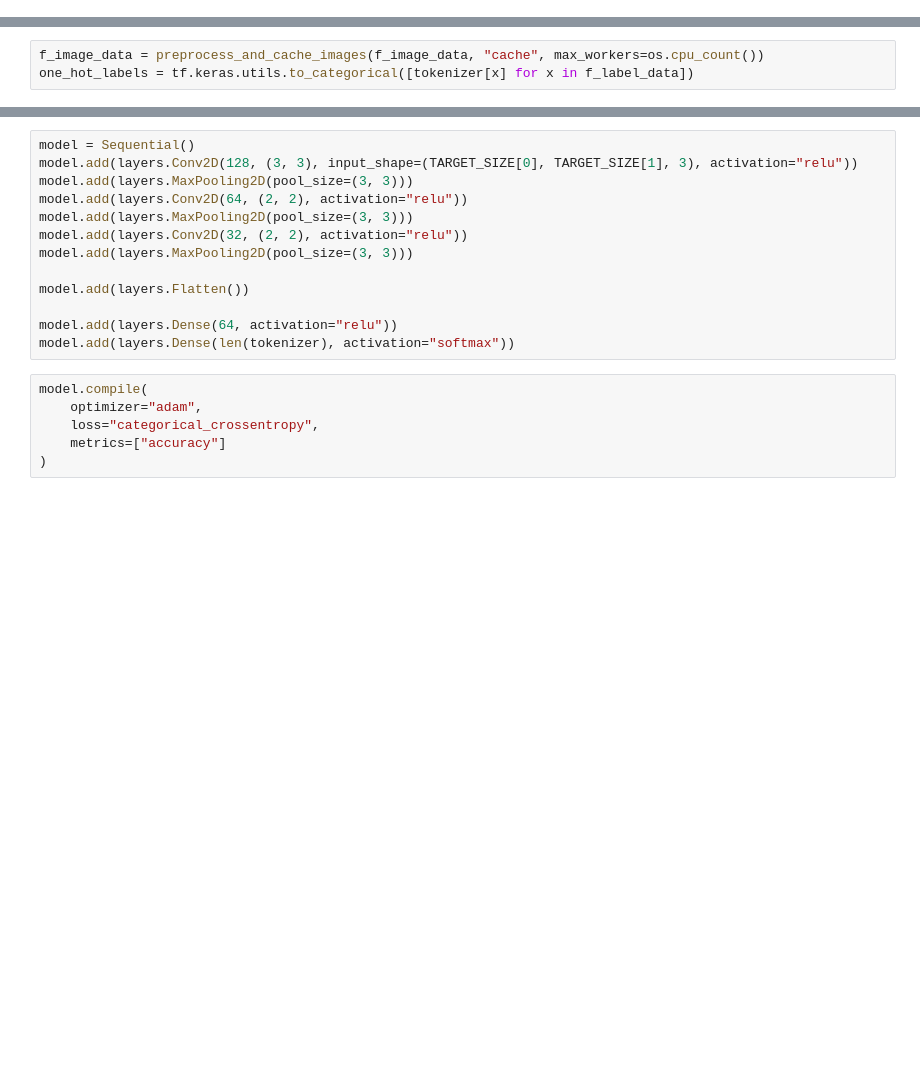
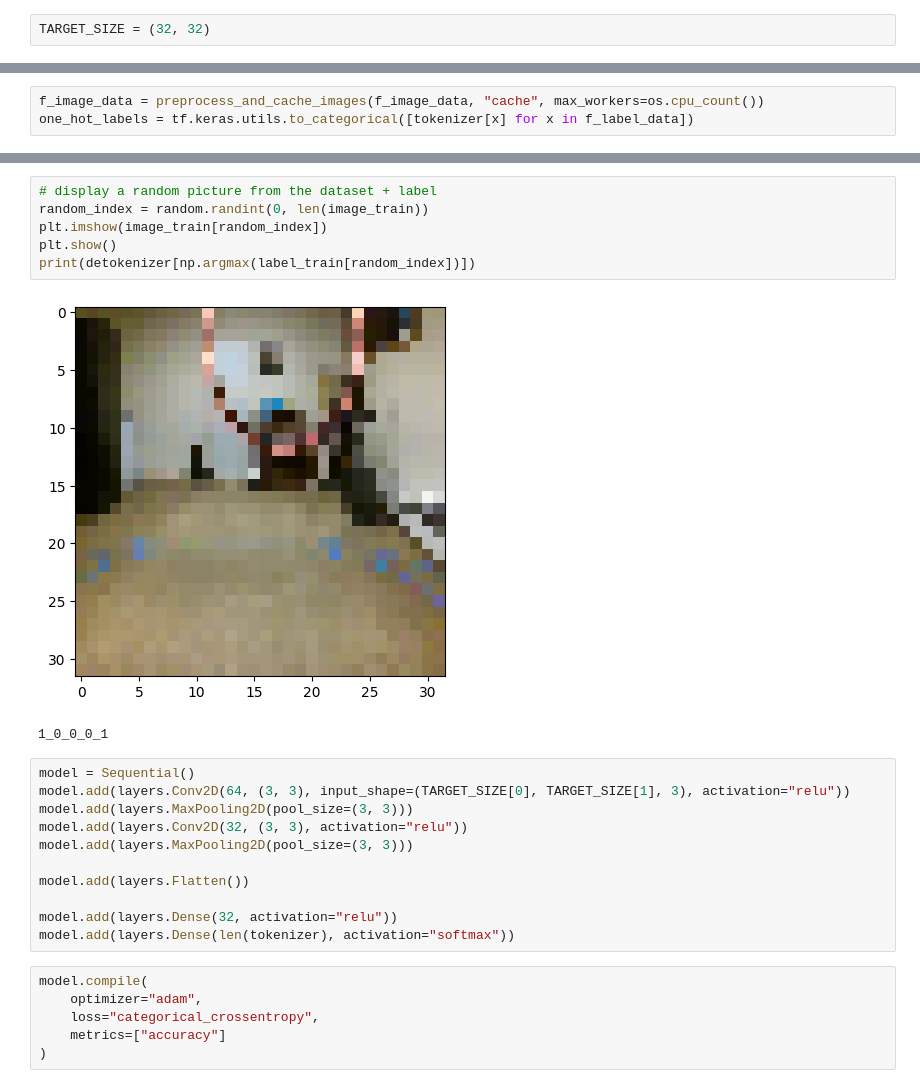
Before and after one commit to acuaroo/ai-plays-drone-soccer, a Jupyter notebook: model.ipynb, the cells around one changed output, grey strips where cells are left out. Cells and saved outputs as stored; diff of their text form; blank space fills up the shorter version.

```diff
--- a/model.ipynb
+++ b/model.ipynb
@@ -19,3 +17,5 @@ TARGET_SIZE = (144, 256)
+# %%
+TARGET_SIZE = (32, 32)
 # %%
 def parse_filename(filename):
     components = filename.split("_")
@@ -110,15 +116,22 @@ print(image_train.shape, image_val.shape, label_train.shape, label_val.shape)
+# %%
+# display a random picture from the dataset + label
+random_index = random.randint(0, len(image_train))
+plt.imshow(image_train[random_index])
+plt.show()
+print(detokenizer[np.argmax(label_train[random_index])])
+# %% [output]
+[figure, added]
+1_0_0_0_1
 # %%
 model = Sequential()
-model.add(layers.Conv2D(128, (3, 3), input_shape=(TARGET_SIZE[0], TARGET_SIZE[1], 3), activation="relu"))
+model.add(layers.Conv2D(64, (3, 3), input_shape=(TARGET_SIZE[0], TARGET_SIZE[1], 3), activation="relu"))
 model.add(layers.MaxPooling2D(pool_size=(3, 3)))
-model.add(layers.Conv2D(64, (2, 2), activation="relu"))
-model.add(layers.MaxPooling2D(pool_size=(3, 3)))
-model.add(layers.Conv2D(32, (2, 2), activation="relu"))
+model.add(layers.Conv2D(32, (3, 3), activation="relu"))
 model.add(layers.MaxPooling2D(pool_size=(3, 3)))
 
 model.add(layers.Flatten())
 
-model.add(layers.Dense(64, activation="relu"))
+model.add(layers.Dense(32, activation="relu"))
 model.add(layers.Dense(len(tokenizer), activation="softmax"))
 # %%
 model.compile(
```
Also changed, not shown: parts of 7 cells of this notebook.
